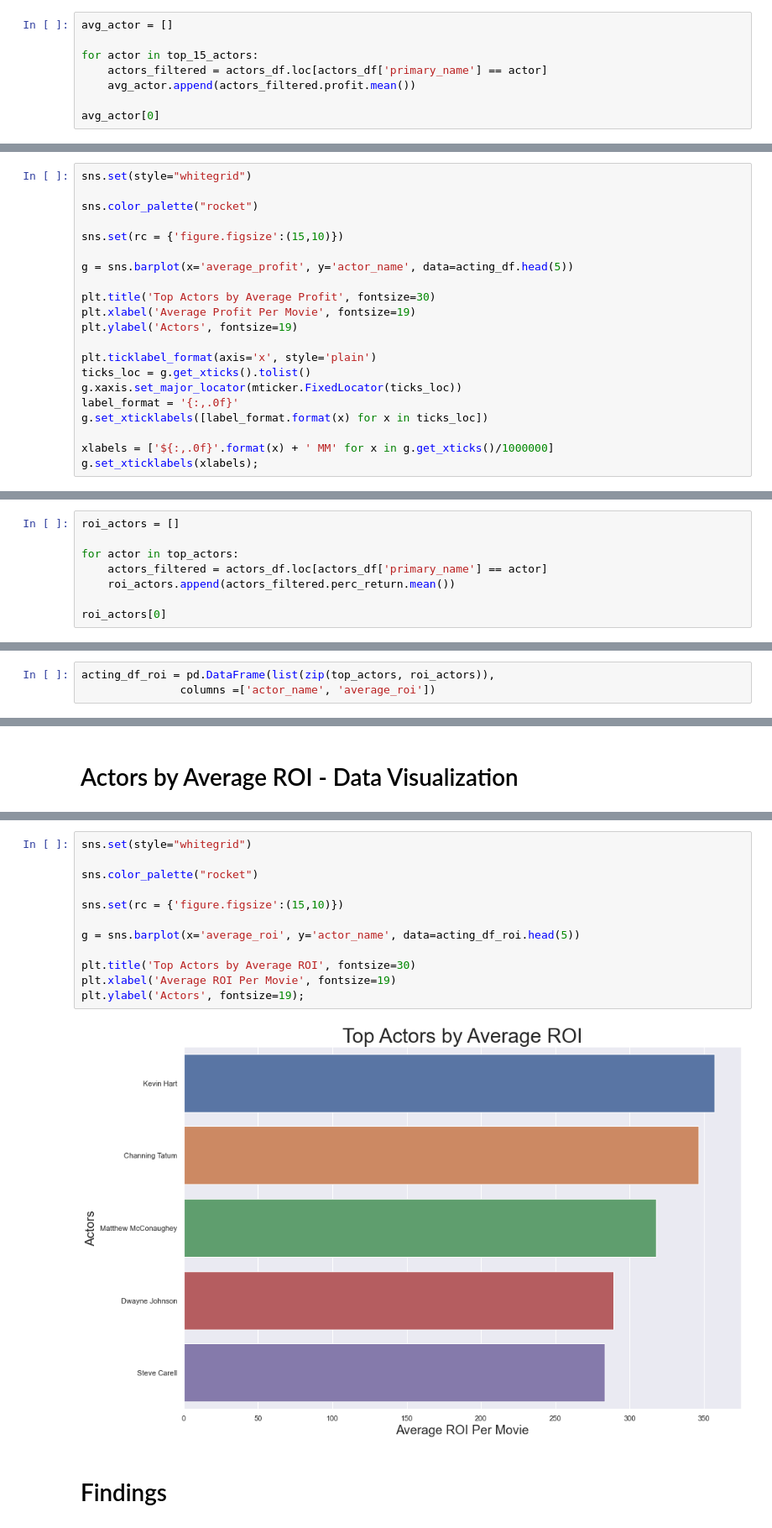
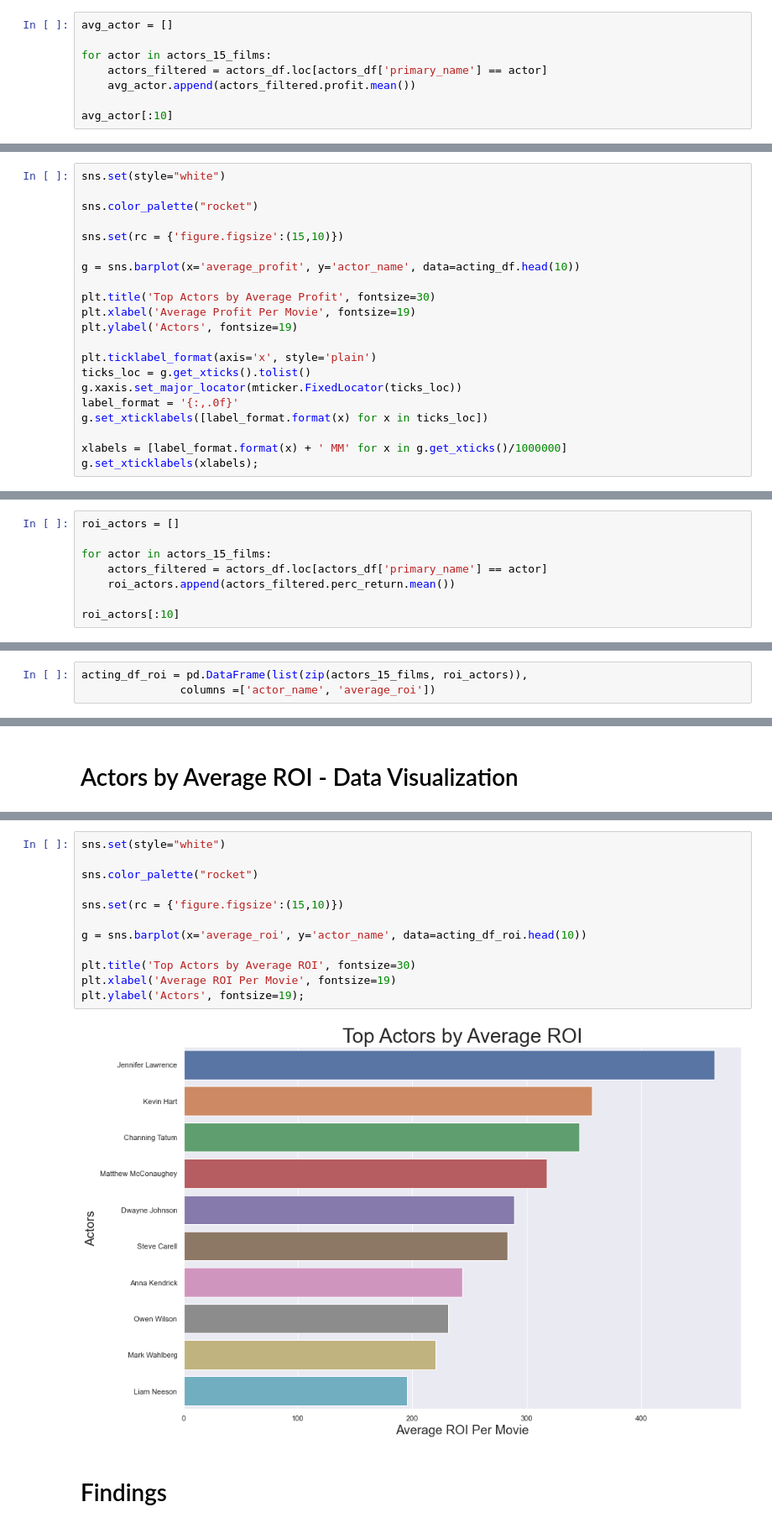
Before and after one commit to JordanMang/phase_1_id10t_team, a Jupyter notebook: working_jupyter_notebooks/am.ipynb, the cells around one changed output, grey strips where cells are left out. Shown at 84% size. Drawn from its saved outputs; the diff is of its cells as text.

```diff
--- a/working_jupyter_notebooks/am.ipynb
+++ b/working_jupyter_notebooks/am.ipynb
@@ -455,9 +510,9 @@ Then, append the average profit for each movie the actor appeared in to a new li
 # %%
 avg_actor = []
 
-for actor in top_15_actors:
+for actor in actors_15_films:
     actors_filtered = actors_df.loc[actors_df['primary_name'] == actor]
     avg_actor.append(actors_filtered.profit.mean())
 
-avg_actor[0]
+avg_actor[:10]
 # %% [output]
@@ -480,11 +542,11 @@ Change x-axis units from scientific notation to easily readable numbers.
 # %%
-sns.set(style="whitegrid")
+sns.set(style="white")
 
 sns.color_palette("rocket")
 
 sns.set(rc = {'figure.figsize':(15,10)})
 
-g = sns.barplot(x='average_profit', y='actor_name', data=acting_df.head(5))
+g = sns.barplot(x='average_profit', y='actor_name', data=acting_df.head(10))
 
 plt.title('Top Actors by Average Profit', fontsize=30)
 plt.xlabel('Average Profit Per Movie', fontsize=19)
@@ -496,6 +558,6 @@ g.xaxis.set_major_locator(mticker.FixedLocator(ticks_loc))
 label_format = '{:,.0f}'
 g.set_xticklabels([label_format.format(x) for x in ticks_loc])
 
-xlabels = ['${:,.0f}'.format(x) + ' MM' for x in g.get_xticks()/1000000]
+xlabels = [label_format.format(x) + ' MM' for x in g.get_xticks()/1000000]
 g.set_xticklabels(xlabels);
 # %% [output]
@@ -519,9 +569,9 @@ Then, append the average roi for each movie the actor appeared in to a new list.
 # %%
 roi_actors = []
 
-for actor in top_actors:
+for actor in actors_15_films:
     actors_filtered = actors_df.loc[actors_df['primary_name'] == actor]
     roi_actors.append(actors_filtered.perc_return.mean())
 
-roi_actors[0]
+roi_actors[:10]
 # %% [output]
@@ -531,5 +590,5 @@ Create a dataframe using zip with the top 10 actors and average roi lists
 # %%
-acting_df_roi = pd.DataFrame(list(zip(top_actors, roi_actors)),
+acting_df_roi = pd.DataFrame(list(zip(actors_15_films, roi_actors)),
                columns =['actor_name', 'average_roi'])
 # %% [markdown]
 Sort the dataframe by 'average_roi'
@@ -544,17 +601,17 @@ Change x-axis units from scientific notation to easily readable numbers.
 # %%
-sns.set(style="whitegrid")
+sns.set(style="white")
 
 sns.color_palette("rocket")
 
 sns.set(rc = {'figure.figsize':(15,10)})
 
-g = sns.barplot(x='average_roi', y='actor_name', data=acting_df_roi.head(5))
+g = sns.barplot(x='average_roi', y='actor_name', data=acting_df_roi.head(10))
 
 plt.title('Top Actors by Average ROI', fontsize=30)
 plt.xlabel('Average ROI Per Movie', fontsize=19)
 plt.ylabel('Actors', fontsize=19);
 # %% [output]
-[figure, old version]
+[figure, new version]
 # %% [markdown]
 # Findings
 # %% [markdown]
```
Also changed, not shown: parts of 61 cells of this notebook, 1 other file.
